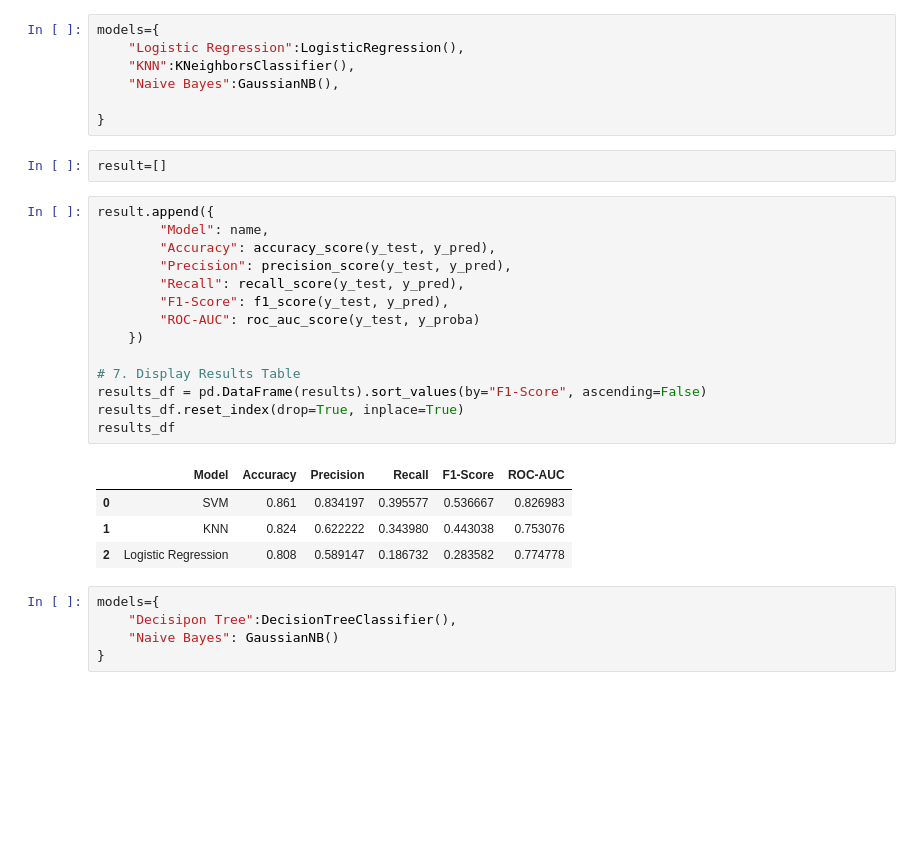
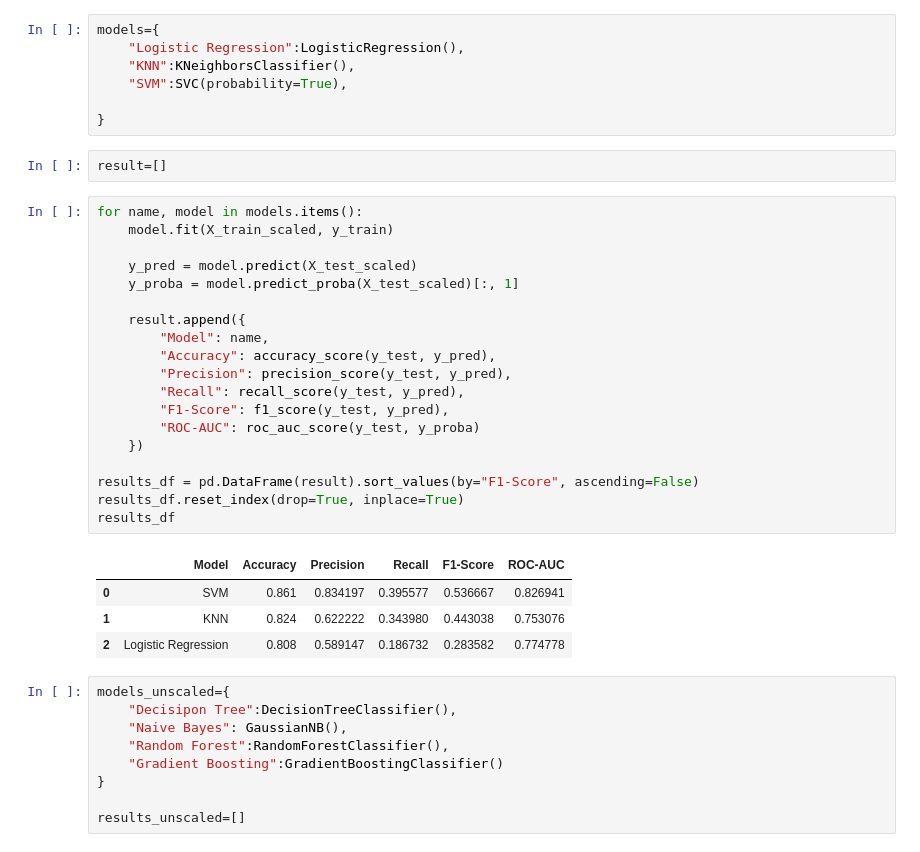
Before and after one commit to saad8446/Bank-customer-churn-prediction, a Jupyter notebook: bank-customer-churn-prediction.ipynb, the cells around one changed output. Cells and saved outputs as stored; diff of their text form; blank space fills up the shorter version.

```diff
--- a/bank-customer-churn-prediction.ipynb
+++ b/bank-customer-churn-prediction.ipynb
@@ -231,33 +233,42 @@ from sklearn.metrics import accuracy_score, precision_score, recall_score, f1_sc
 models={
     "Logistic Regression":LogisticRegression(),
     "KNN":KNeighborsClassifier(),
-    "Naive Bayes":GaussianNB(),
+    "SVM":SVC(probability=True),
 
 }
 # %%
 result=[]
 # %%
-result.append({
+for name, model in models.items():
+    model.fit(X_train_scaled, y_train)
+
+    y_pred = model.predict(X_test_scaled)
+    y_proba = model.predict_proba(X_test_scaled)[:, 1]
+
+    result.append({
         "Model": name,
         "Accuracy": accuracy_score(y_test, y_pred),
         "Precision": precision_score(y_test, y_pred),
         "Recall": recall_score(y_test, y_pred),
         "F1-Score": f1_score(y_test, y_pred),
         "ROC-AUC": roc_auc_score(y_test, y_proba)
     })
 
-# 7. Display Results Table
-results_df = pd.DataFrame(results).sort_values(by="F1-Score", ascending=False)
+results_df = pd.DataFrame(result).sort_values(by="F1-Score", ascending=False)
 results_df.reset_index(drop=True, inplace=True)
 results_df
 # %% [output]
 |  | Model | Accuracy | Precision | Recall | F1-Score | ROC-AUC |
-| 0 | SVM | 0.861 | 0.834197 | 0.395577 | 0.536667 | 0.826983 |
+| 0 | SVM | 0.861 | 0.834197 | 0.395577 | 0.536667 | 0.826941 |
 | 1 | KNN | 0.824 | 0.622222 | 0.343980 | 0.443038 | 0.753076 |
 | 2 | Logistic Regression | 0.808 | 0.589147 | 0.186732 | 0.283582 | 0.774778 |
 # %%
-models={
+models_unscaled={
     "Decisipon Tree":DecisionTreeClassifier(),
-    "Naive Bayes": GaussianNB()
+    "Naive Bayes": GaussianNB(),
+    "Random Forest":RandomForestClassifier(),
+    "Gradient Boosting":GradientBoostingClassifier()
 }
+
+results_unscaled=[]
 # %%
```
Also changed, not shown: parts of 2 cells of this notebook.
